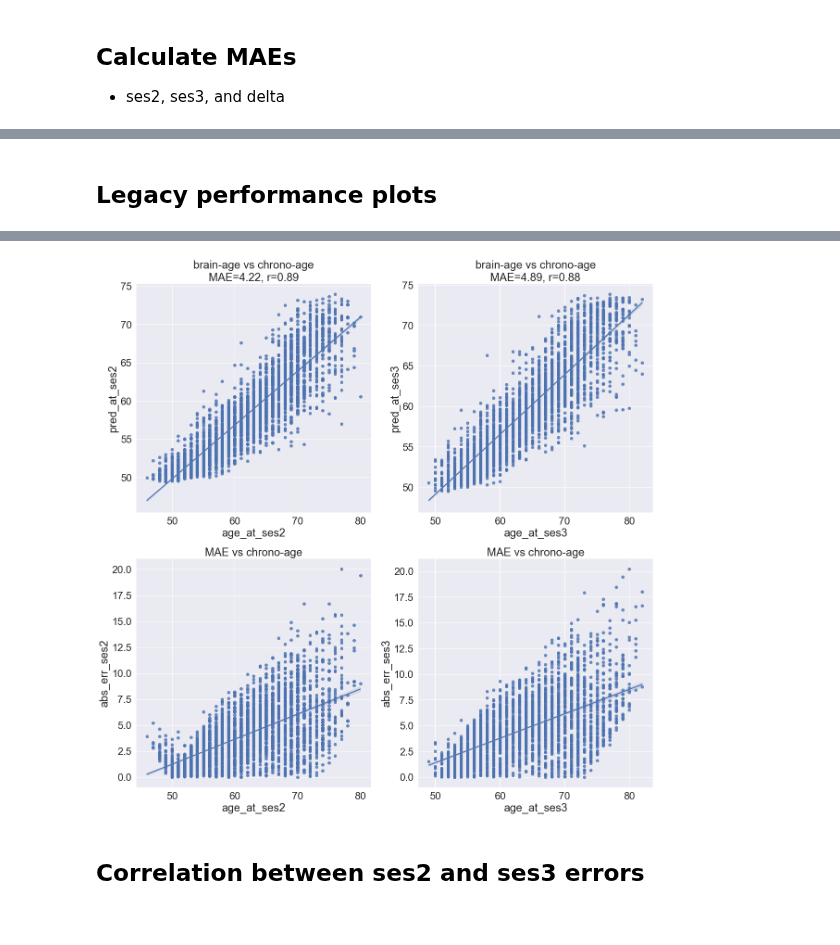
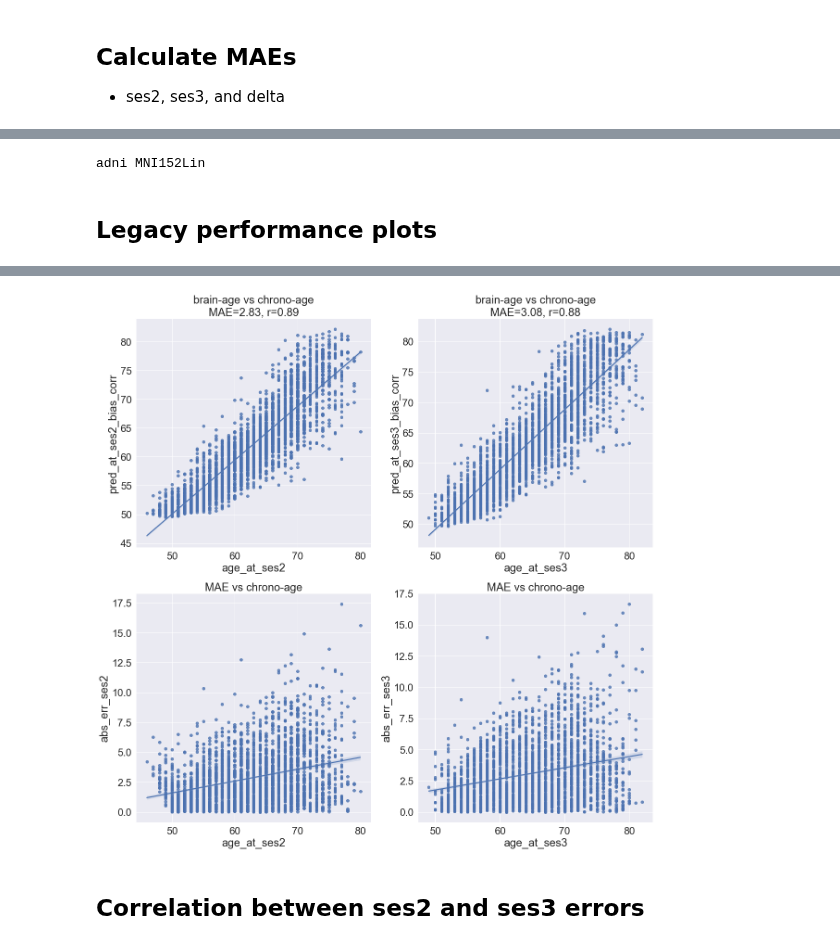
Before and after one commit to nikhil153/brain-diff, a Jupyter notebook: notebooks/4a_SFCN_results.ipynb, the cells around one changed output, grey strips where cells are left out. Cells and saved outputs as stored; diff of their text form; code cells hidden in the pictures.

```diff
--- a/notebooks/4a_SFCN_results.ipynb
+++ b/notebooks/4a_SFCN_results.ipynb
@@ -58,0 +130,22 @@ Number of brain-age subjects: 2933
+# %%
+from sklearn.linear_model import LinearRegression
+cohort = "adni"
+bias_corr_sampx = 100
+
+for ses in ["ses2","ses3"]:
+    if cohort == "adni":
+        NC_brainage = brain_age_df[brain_age_df["DX_bl"]=="CN"][f"pred_at_ses2"].values.reshape(-1, 1)
+        NC_chronoage = brain_age_df[brain_age_df["DX_bl"]=="CN"][f"age_at_ses2"].values.reshape(-1, 1)
+
+    else:
+        NC_brainage = brain_age_df[f"pred_at_ses2"].values[:bias_corr_sampx].reshape(-1, 1)
+        NC_chronoage = brain_age_df[f"age_at_ses2"].values[:bias_corr_sampx].reshape(-1, 1)
+
+    reg = LinearRegression().fit(NC_chronoage, NC_brainage)
+
+    a = np.squeeze(reg.coef_)
+    b = np.squeeze(reg.intercept_)
+
+    print(f"cohort: {cohort}, ses:{ses}, a={a}, b={b}")
+
+    brain_age_df[f"pred_at_{ses}_bias_corr"] = (brain_age_df[f"pred_at_{ses}"].values - b) / a
@@ -60,17 +156,20 @@ Number of brain-age subjects: 2933
 ## Calculate MAEs
 - ses2, ses3, and delta
 # %%
-perf_df = brain_age_df[["eid","age_at_ses2","age_at_ses3","pred_at_ses2","pred_at_ses3"]]
-perf_df = perf_df.rename(columns={"pred_at_ses2":"brainage_at_ses2","pred_at_ses3":"brainage_at_ses3"})
+perf_df = brain_age_df[["eid","age_at_ses2","age_at_ses3","pred_at_ses2_bias_corr","pred_at_ses3_bias_corr"]]
+perf_df = perf_df.rename(columns={"pred_at_ses2_bias_corr":"brainage_at_ses2","pred_at_ses3_bias_corr":"brainage_at_ses3"})
 
 perf_df["model"] = "SFCN"
 
 perf_df["baseline_err"] = perf_df["brainage_at_ses2"] - perf_df["age_at_ses2"]
 perf_df["followup_err"] = perf_df["brainage_at_ses3"] - perf_df["age_at_ses3"]
+perf_df["baseline_abs_err"] = np.abs(perf_df["baseline_err"])
+perf_df["followup_abs_err"] = np.abs(perf_df["followup_err"])
 
 perf_df["brainage_delta"] = perf_df["brainage_at_ses3"] - perf_df["brainage_at_ses2"]
 perf_df["chronoage_delta"] = perf_df["age_at_ses3"] - perf_df["age_at_ses2"]
 perf_df["delta_err"] = perf_df["brainage_delta"] - perf_df["chronoage_delta"]
+perf_df["delta_abs_err"] = np.abs(perf_df["delta_err"])
 
 perf_df["Benjamin_Button"] = perf_df["brainage_at_ses3"] < perf_df["brainage_at_ses2"]
 
@@ -112,7 +214,14 @@ Name: abs_error, dtype: float64
 # %%
 save_summary_results = False
 if save_summary_results:
-    perf_df_melt.to_csv(f"{summary_results_dir}SFCN_model_single_visit_train_two_visit_subset_test_two_visit_subset.csv")
+    if cohort == "ukbb":
+        perf_df.to_csv(f"{summary_results_dir}single_visit_SFCN_ukbb_bias_corr_perf.csv")
+    else:
+        perf_df.to_csv(f"{summary_results_dir}single_visit_SFCN_{mni_space}_adni_bias_corr_perf.csv")
+
+    print(cohort, mni_space)
+# %% [output]
+adni MNI152Lin
 # %% [markdown]
 ## Legacy performance plots
 # %%
@@ -126,7 +235,7 @@ sessions = ["ses2", "ses3"]
 plot_df = brain_age_df.copy()
 for s, session in enumerate(sessions):
     y_true = plot_df[f"age_at_{session}"]
-    y_pred = plot_df[f"pred_at_{session}"]
+    y_pred = plot_df[f"pred_at_{session}_bias_corr"]
 
     abs_err = np.abs(y_pred - y_true)
     plot_df[f"abs_err_{session}"] = abs_err
@@ -140,7 +249,7 @@ for s, session in enumerate(sessions):
     # Plots
     with sns.axes_style("whitegrid"):
         ax = axes[0,s]
-        g = sns.regplot(x=f"age_at_{session}", y=f"pred_at_{session}", data=plot_df, ax=ax)
+        g = sns.regplot(x=f"age_at_{session}", y=f"pred_at_{session}_bias_corr", data=plot_df, ax=ax)
         g.set_title(f"brain-age vs chrono-age\nMAE={MAE:3.2f}, r={corr[0]:3.2f}")
 
         ax = axes[1,s]
@@ -154,4 +263,4 @@ MAE = 4.89 (std = 3.13)
-[figure, old version]
+[figure, new version]
 # %% [markdown]
 ## Correlation between ses2 and ses3 errors
 # %%
```
Also changed, not shown: parts of 16 cells of this notebook, 3 other files.
